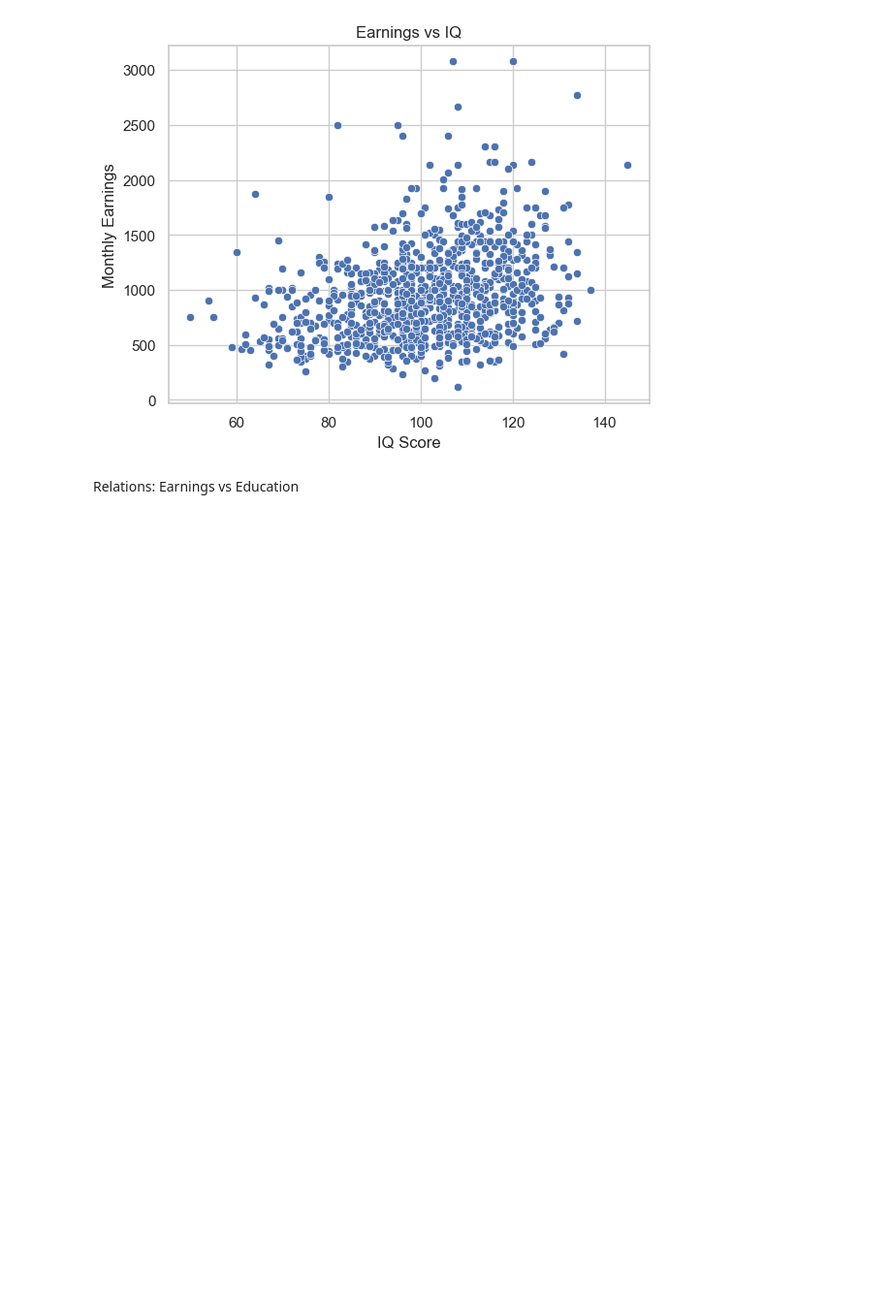
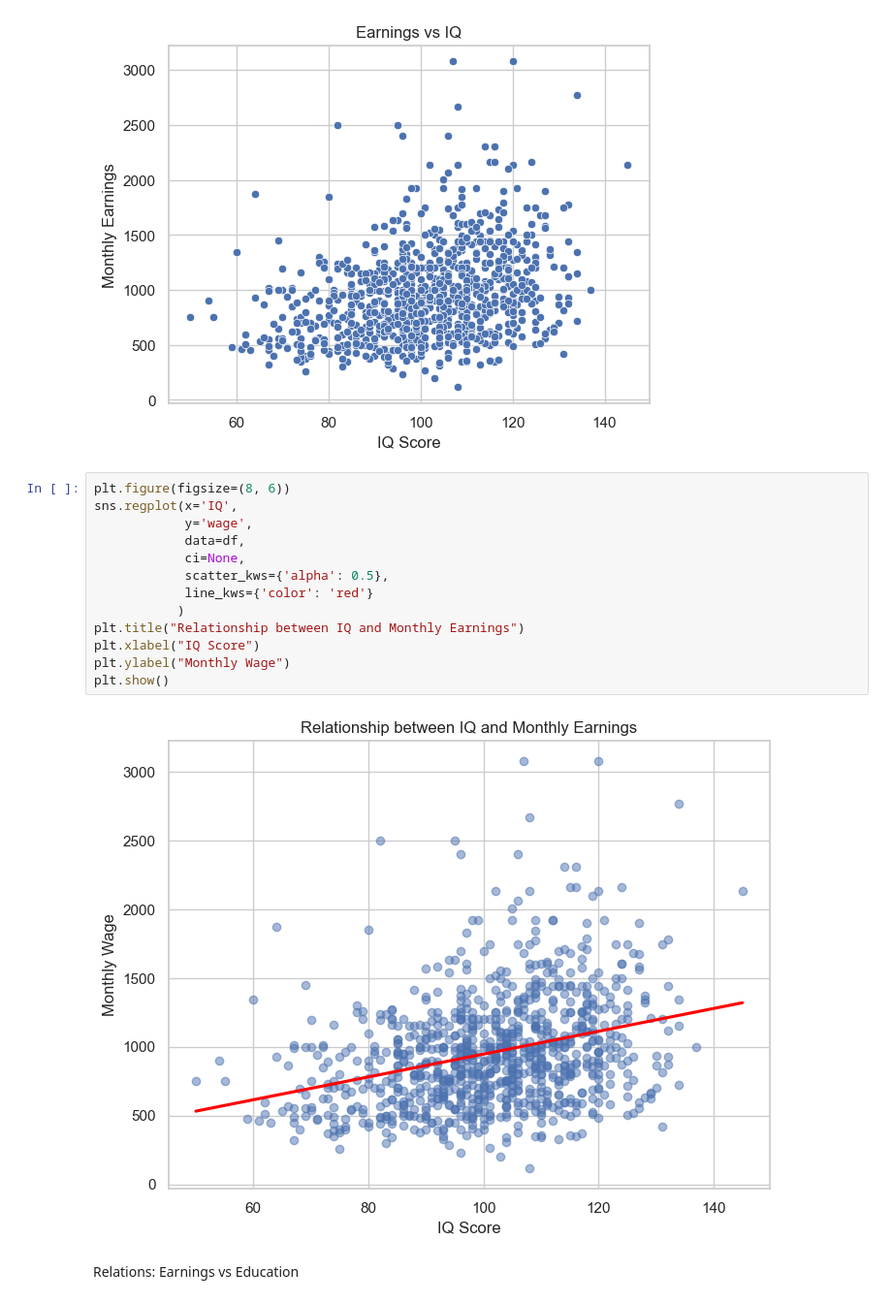
Before and after one commit to HamidOstadi/LSE_SPP_PP455, a Jupyter notebook: Exercise2_LinearRegression.ipynb, the cells around one changed output. Shown at 97% size. Saved outputs shown, nothing was run; the diff lists cells and outputs as text; blank space fills up the shorter version.

```diff
--- a/Exercise2_LinearRegression.ipynb
+++ b/Exercise2_LinearRegression.ipynb
@@ -88,6 +88,21 @@ plt.ylabel("Monthly Earnings")
 plt.show()
 # %% [output]
 [figure]
+# %%
+plt.figure(figsize=(8, 6))
+sns.regplot(x='IQ',
+            y='wage',
+            data=df,
+            ci=None,
+            scatter_kws={'alpha': 0.5},
+            line_kws={'color': 'red'}
+           )
+plt.title("Relationship between IQ and Monthly Earnings")
+plt.xlabel("IQ Score")
+plt.ylabel("Monthly Wage")
+plt.show()
+# %% [output]
+[figure, added]
 # %% [markdown]
 Relations:
 Earnings vs Education
```
Also changed, not shown: parts of 3 cells of this notebook.
